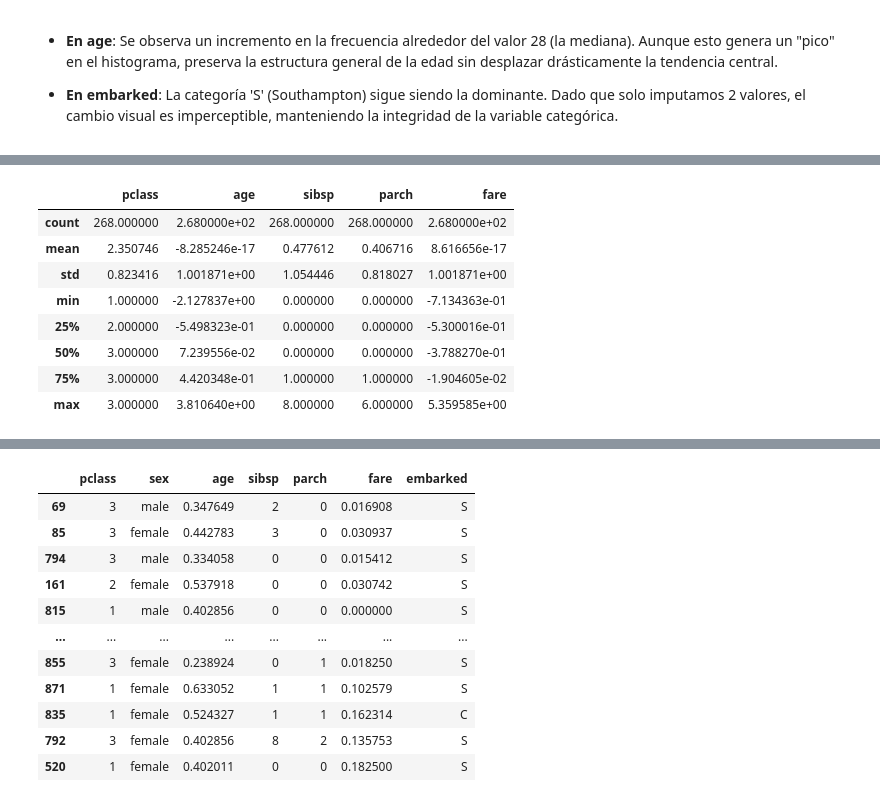
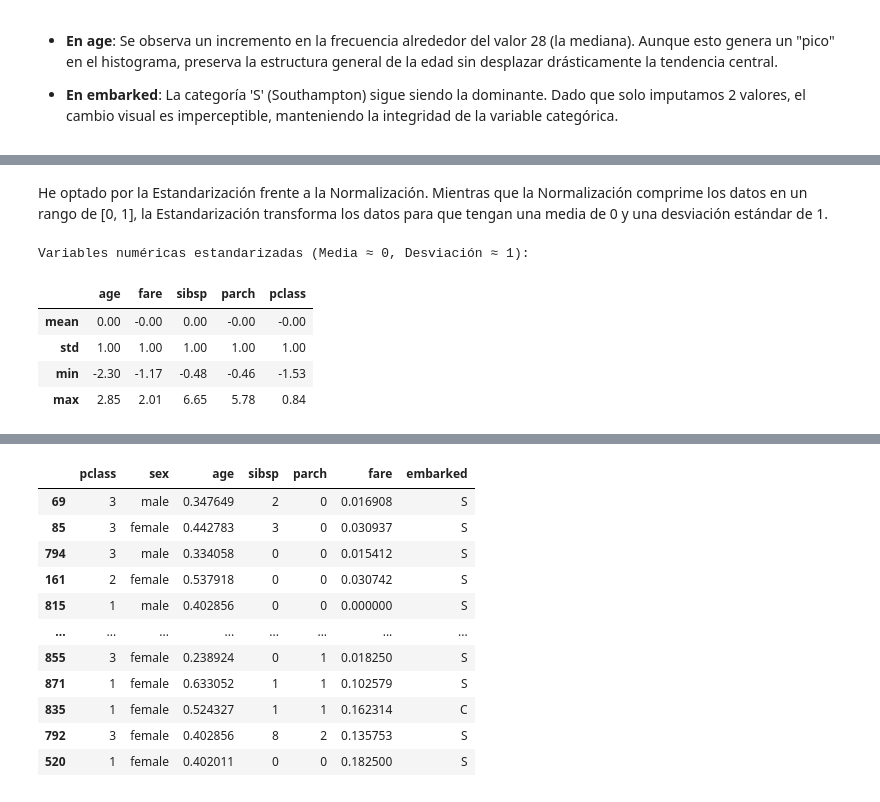
Before and after one commit to duvan1026/Titanic_Big_Data, a Jupyter notebook: ABD_CastroBautistaDuvanDario.ipynb, the cells around one changed output, grey strips where cells are left out. Saved outputs shown, nothing was run; the diff lists cells and outputs as text; code cells hidden in the pictures.

```diff
--- a/ABD_CastroBautistaDuvanDario.ipynb
+++ b/ABD_CastroBautistaDuvanDario.ipynb
@@ -1345,20 +1189,27 @@ X_test_imp_Norm.describe()
-# %%
-# Estandarización conjunto de test
-scaler = StandardScaler()
-
-cols_std = ['age', 'fare']
-
-X_test_std = X_test_imp.copy()
-
-X_test_std[cols_std] = scaler.fit_transform(X_test_std[cols_std])
-X_test_std.describe()
-# %% [output]
-|  | pclass | age | sibsp | parch | fare |
-| count | 268.000000 | 2.680000e+02 | 268.000000 | 268.000000 | 2.680000e+02 |
-| mean | 2.350746 | -8.285246e-17 | 0.477612 | 0.406716 | 8.616656e-17 |
-| std | 0.823416 | 1.001871e+00 | 1.054446 | 0.818027 | 1.001871e+00 |
-| min | 1.000000 | -2.127837e+00 | 0.000000 | 0.000000 | -7.134363e-01 |
-| 25% | 2.000000 | -5.498323e-01 | 0.000000 | 0.000000 | -5.300016e-01 |
-| 50% | 3.000000 | 7.239556e-02 | 0.000000 | 0.000000 | -3.788270e-01 |
-| 75% | 3.000000 | 4.420348e-01 | 1.000000 | 1.000000 | -1.904605e-02 |
-| max | 3.000000 | 3.810640e+00 | 8.000000 | 6.000000 | 5.359585e+00 |
+# %% [markdown]
+He optado por la Estandarización frente a la Normalización. Mientras que la Normalización comprime los datos en un rango de [0, 1], la Estandarización transforma los datos para que tengan una media de 0 y una desviación estándar de 1.
+# %%
+from sklearn.preprocessing import StandardScaler
+
+# 1. Definimos las columnas numéricas que requieren ajuste de escala
+# pclass se incluye como numérica ordinal para equilibrar su peso
+num_cols = ['age', 'fare', 'sibsp', 'parch', 'pclass']
+
+# 2. Inicializamos el objeto StandardScaler
+scaler = StandardScaler()
+
+# 3. Ajustamos el escalador con los datos de entrenamiento y transformamos ambos conjuntos
+# Importante: fit_transform solo se usa en X_train para evitar fuga de datos (data leakage)
+X_train[num_cols] = scaler.fit_transform(X_train[num_cols])
+X_test[num_cols] = scaler.transform(X_test[num_cols])
+
+# 4. Verificación de resultados
+print("Variables numéricas estandarizadas (Media ≈ 0, Desviación ≈ 1):")
+X_train[num_cols].describe().round(2).loc[['mean', 'std', 'min', 'max']]
+# %% [output]
+Variables numéricas estandarizadas (Media ≈ 0, Desviación ≈ 1):
+|  | age | fare | sibsp | parch | pclass |
+| mean | 0.00 | -0.00 | 0.00 | -0.00 | -0.00 |
+| std | 1.00 | 1.00 | 1.00 | 1.00 | 1.00 |
+| min | -2.30 | -1.17 | -0.48 | -0.46 | -1.53 |
+| max | 2.85 | 2.01 | 6.65 | 5.78 | 0.84 |
```
Also changed, not shown: parts of 27 cells of this notebook.
